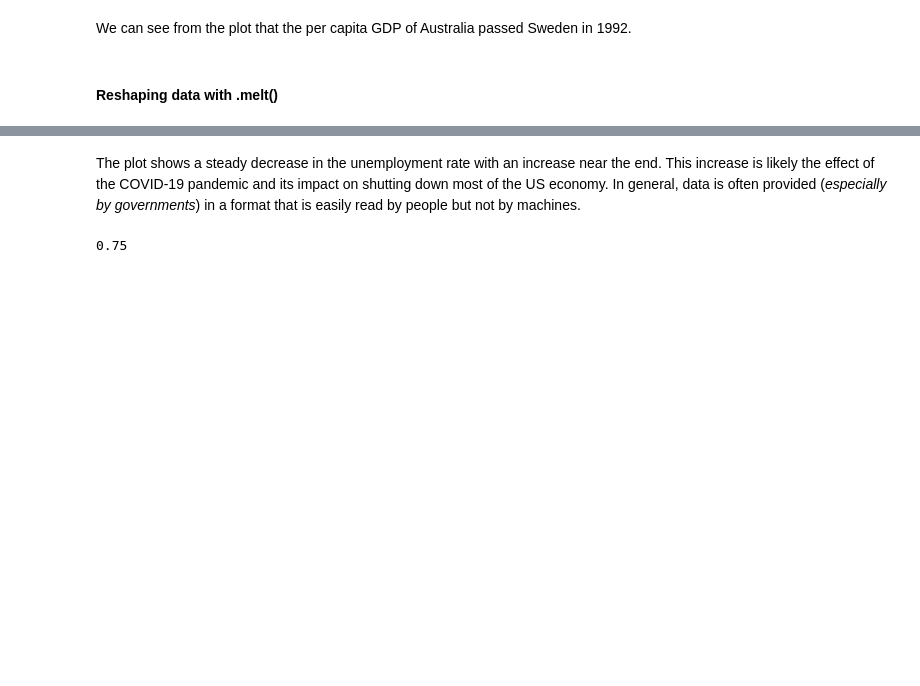
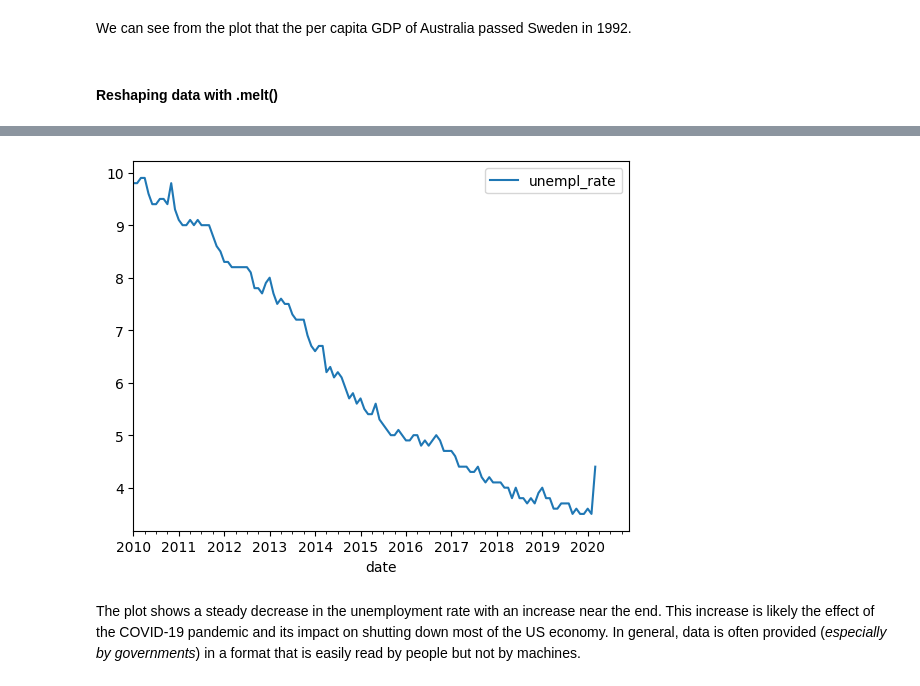
Before and after one commit to rashmishreev/the-data-repository, a Jupyter notebook: data-science-python/pandas/joining-data-pandas.ipynb, the cells around one changed output, grey strips where cells are left out. Cells and saved outputs as stored; diff of their text form; code cells hidden in the pictures; blank space fills up the shorter version.

Commit message:
.melt() method in pandas to pivot and unpivot

```diff
--- a/data-science-python/pandas/joining-data-pandas.ipynb
+++ b/data-science-python/pandas/joining-data-pandas.ipynb
@@ -1719,21 +1767,19 @@ We can see from the plot that the per capita GDP of Australia passed Sweden in 1
 # %%
-# # unpivot everything besides the year column
-# ur_tall = ur_wide.melt(id_vars=['year'], var_name='month', value_name='unempl_rate')
+# unpivot everything besides the year column
+ur_tall = ur_wide.melt(id_vars=['year'], var_name='month', value_name='unempl_rate')
 
 
-# # Create a date column using the month and year columns of ur_tall
-# ur_tall['date'] = pd.to_datetime(ur_tall['month'] + '-' + ur_tall['year'])
+# Create a date column using the month and year columns of ur_tall
+ur_tall['date'] = pd.to_datetime(ur_tall['month'] + '-' + ur_tall['year'])
 
-# # Sort ur_tall by date in ascending order
-# ur_sorted = ur_tall.sort_values('date')
+# Sort ur_tall by date in ascending order
+ur_sorted = ur_tall.sort_values('date')
 
-# # Plot the unempl_rate by date
-# # Plot the unempl_rate by date
-# ur_sorted.plot(x='date', y='unempl_rate')
-# plt.show()
+# Plot the unempl_rate by date
+# Plot the unempl_rate by date
+ur_sorted.plot(x='date', y='unempl_rate')
+plt.show()
+# %% [output]
+[figure, added]
 # %% [markdown]
 The plot shows a steady decrease in the unemployment rate with an increase near the end. This increase is likely the effect of the COVID-19 pandemic and its impact on shutting down most of the US economy. In general, data is often provided (_especially by governments_) in a format that is easily read by people but not by machines.
-# %%
-6/8
-# %% [output]
-0.75
```
Also changed, not shown: parts of 6 cells of this notebook.
